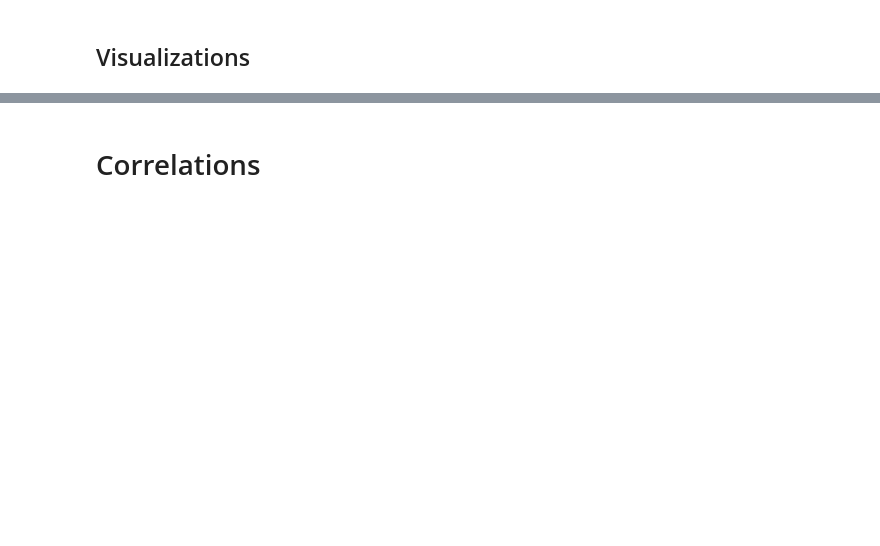
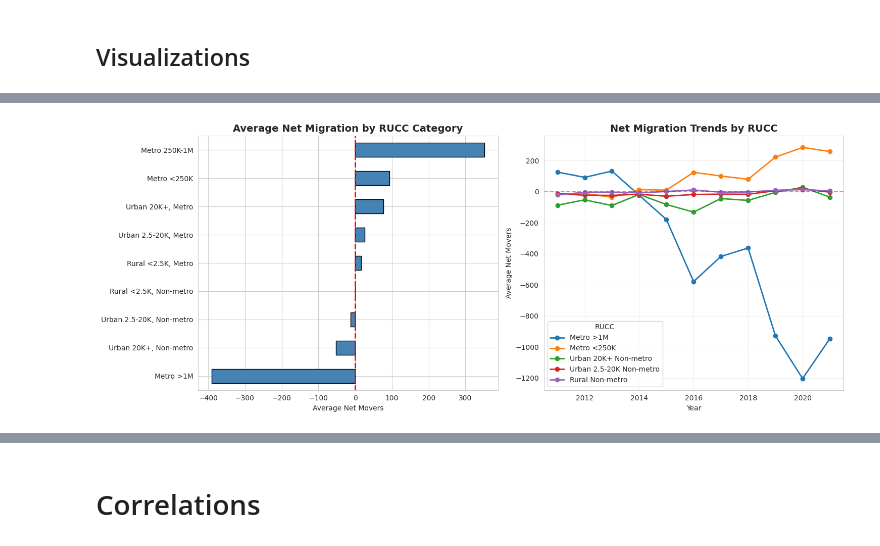
Before and after one commit to J-Nobull/ANNvsCNN, a Jupyter notebook: Migration_Capstone.ipynb, the cells around one changed output, grey strips where cells are left out. Saved outputs shown, nothing was run; the diff lists cells and outputs as text; code cells hidden in the pictures; blank space fills up the shorter version.

```diff
--- a/Migration_Capstone.ipynb
+++ b/Migration_Capstone.ipynb
@@ -1647,7 +1835,8 @@ Incentive_import['FIPS'] = Incentive_import['FIPS'].astype(str).str.zfill(5)
 print(Incentive_import.info())
 
 # Clean for Merge
-Incentive_clean = Incentive_import.copy()
+Incentive_clean = Incentive_import[
+    (Incentive_import['YEAR'] >= 2011) & (Incentive_import['YEAR'] <= 2021)]
 Incentive_clean = Incentive_clean[['FIPS', 'YEAR', 'Incentive_CAT']]
 
 print(Incentive_clean.info())
@@ -2175,0 +2295,17 @@ DEM and REP ballots accounted for 96% of total votes. Third parties accounted fo
+# %%
+'''
+print("\nFilling remaining nulls with averages...")
+
+# State averages (Virginia) for remaining nulls
+national_fills = {
+    'BEA_pci': 44241,
+    'BEA_gdp': 15019670,
+    'RPP': 92.578,
+    'unemploy_rate': 5.0} # State Average 2011-2019
+
+for col, fill_val in national_fills.items():
+    if col in merged.columns:
+        null_count = merged[col].isnull().sum()
+        if null_count > 0:
+            merged[col] = merged[col].fillna(fill_val)
+            print(f"  Filled {null_count} nulls in {col} with {fill_val}")
@@ -2545,0 +2558,53 @@ display(VOTE_VIF)
+# %%
+print("RURAL-URBAN PATTERNS")
+print("="*30)
+
+# RUCC categories
+rucc_labels = {
+    1: 'Metro >1M',
+    2: 'Metro 250K-1M',
+    3: 'Metro <250K',
+    4: 'Urban 20K+, Metro',
+    5: 'Urban 20K+, Non-metro',
+    6: 'Urban 2.5-20K, Metro',
+    7: 'Urban 2.5-20K, Non-metro',
+    8: 'Rural <2.5K, Metro',
+    9: 'Rural <2.5K, Non-metro'}
+
+df['RUCC_label'] = df['RUCC_2013'].map(rucc_labels)
+
+# Migration by RUCC
+rucc_migration = df.groupby('RUCC_2013').agg({
+    'net_movers': ['mean', 'median', 'sum'],
+    'total_population': 'mean',
+    'FIPS': 'nunique'}).round(2)
+rucc_migration.columns = ['_'.join(col) for col in rucc_migration.columns]
+print("\nMigration by RUCC Category:")
+print(rucc_migration)
+
+# Plot
+fig, axes = plt.subplots(1, 2, figsize=(15, 6))
+
+# Average net migration by RUCC
+rucc_avg = df.groupby('RUCC_label')['net_movers'].mean().sort_values()
+rucc_avg.plot(kind='barh', ax=axes[0], color='steelblue', edgecolor='black')
+axes[0].axvline(x=0, color='r', linestyle='--', linewidth=2)
+axes[0].set_title('Average Net Migration by RUCC Category', fontsize=14, fontweight='bold')
+axes[0].set_xlabel('Average Net Movers')
+axes[0].set_ylabel('')
+
+# RUCC over time
+rucc_time = df.groupby(['YEAR', 'RUCC_2013'])['net_movers'].mean().unstack()
+rucc_time[[1, 3, 5, 7, 9]].plot(ax=axes[1], marker='o', linewidth=2)
+axes[1].axhline(y=0, color='r', linestyle='--', alpha=0.5)
+axes[1].set_title('Net Migration Trends by RUCC', fontsize=14, fontweight='bold')
+axes[1].set_xlabel('Year')
+axes[1].set_ylabel('Average Net Movers')
+axes[1].legend(title='RUCC', labels=['Metro >1M', 'Metro <250K', 'Urban 20K+ Non-metro',
+                                      'Urban 2.5-20K Non-metro', 'Rural Non-metro'])
+axes[1].grid(True, alpha=0.3)
+
+plt.tight_layout()
+plt.savefig('rucc_patterns.png', dpi=300, bbox_inches='tight')
+plt.show()
+# %% [output]
@@ -2545,0 +2628 @@ display(VOTE_VIF)
+[figure, added]
```
Also changed, not shown: parts of 190 cells of this notebook.
